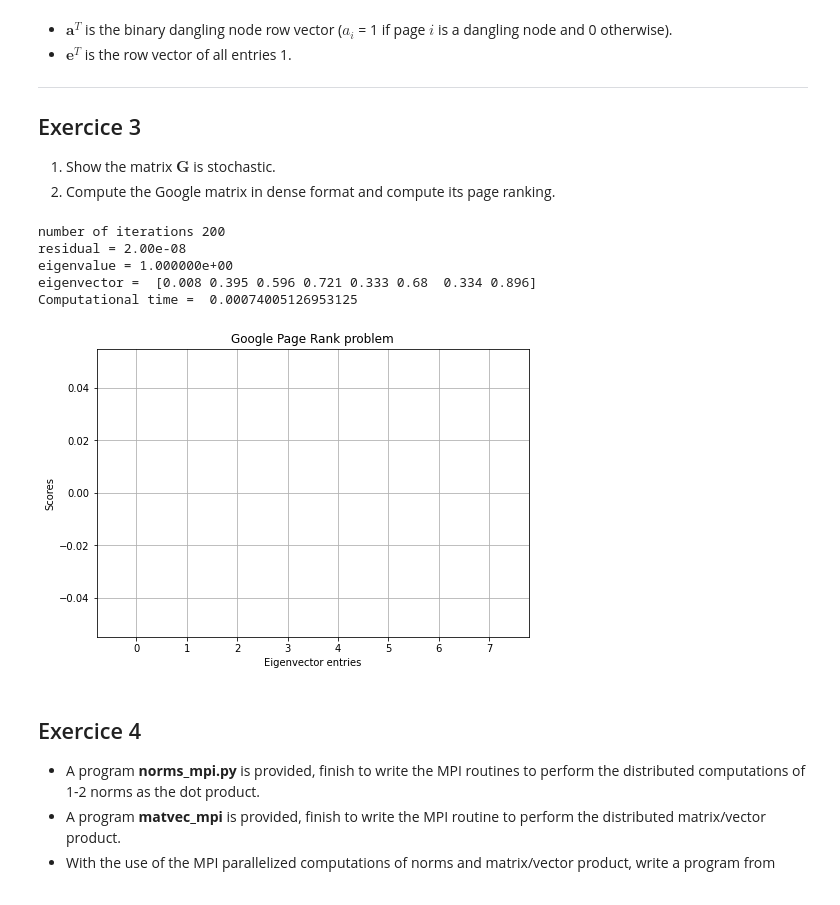
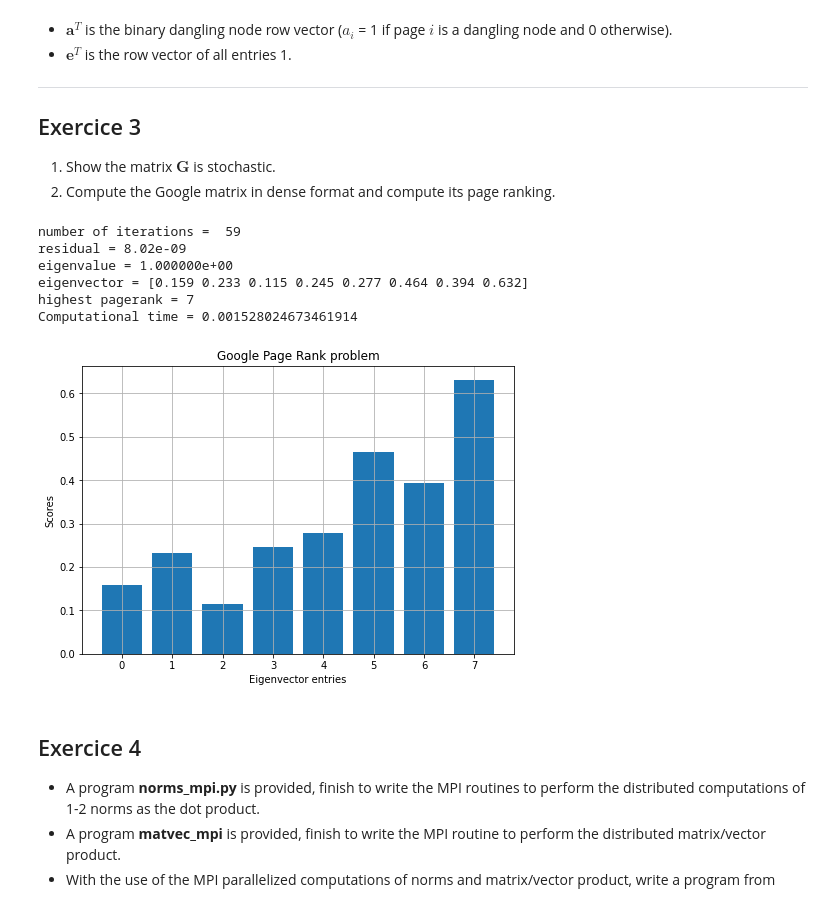
Before and after one commit to vnghia/hpc, a Jupyter notebook: mpi/ranking.ipynb, the cells around one changed output. Saved outputs shown, nothing was run; the diff lists cells and outputs as text; code cells hidden in the pictures.

```diff
--- a/mpi/ranking.ipynb
+++ b/mpi/ranking.ipynb
@@ -165,17 +172,17 @@ method defined below
 
 def norm1(u):
     # compute the 1-norm of the input vector u
-    return ...
+    return np.sum(np.abs(u))
 
 
 def norm2(u):
     # compute the 2-norm of the input vector u
-    return ...
+    return np.sqrt(u.dot(u))
 
 
 def dot_product(u, v):
     # compute the scalar product of the two input vectors u and v
-    return ...
+    return u.dot(v)
 # %% [markdown]
 ### Next define the power iteration function which first parameter is the function computing the matrix-vector product
 # %%
@@ -185,13 +192,18 @@ def power_iteration(matvec, G, u, v, tol=1e-8, itmax=200):
     it = 0
     diff_norm = 2 * tol
     while it < itmax and diff_norm > tol:
-        ...
+        v = matvec(G, u)
+        l = dot_product(u, v)
+        v = (1 / norm2(v)) * v
+        diff_norm = norm2(u - v)
+        u = v
         it += 1
-    print("\nnumber of iterations %3d" % it)
+    print("number of iterations = %3d" % it)
     print("residual = %7.2e" % diff_norm)
     print("eigenvalue = %11.6e" % l)
-    print("eigenvector = ", u)
-    print("Computational time = ", time.time() - t)
+    print(f"eigenvector = {u}")
+    print(f"highest pagerank = {np.argmax(u)}")
+    print(f"Computational time = {time.time() - t}")
     return l, v
 
 
@@ -216,7 +228,9 @@ n = H.shape[0]
 u = np.random.uniform(0, 1, n)
 v = np.zeros(n)
 
-l, u = power_iteration(matvec, H, u, v)
+l, u = power_iteration(matvec, H.T, u, v)
+np.testing.assert_almost_equal(l, 1)
+np.testing.assert_almost_equal(u, vec)
 
 # Display the result in a bar plot
 plt_sol(H, u)
@@ -264,32 +279,36 @@ the “magic” value of $0.85$).
 # %%
 # Define a function that return the vector index of the dangling nodes
 def dangling_nodes(H):
     return np.where(np.sum(H, axis=1).A1 == 0.0, 1.0, 0.0)
 
 
 # Define the Google matrix in dense format
 def google_matrix_dense(M, alpha=0.85):
-    ...
-    return alpha * M.A  # + ...
+    d = dangling_nodes(M)
+    n = np.shape(M)[0]
+    e = np.ones(n)
+    return alpha * M.A + alpha / n * np.outer(d, e) + (1 - alpha) / n * np.outer(e, e)
 
 
 # Compute it largest eigenvalue and associated eigenvector
 Gdense = google_matrix_dense(H)
 
 u = np.random.uniform(0, 1, n)
 v = np.zeros(n)
 
-l, u = power_iteration(matvec, Gdense, u, v)
+l, u = power_iteration(matvec, Gdense.T, u, v)
+np.testing.assert_almost_equal(l, 1)
 
 # Display the result in a bar plot
 plt_sol(Gdense, u)
 # %% [output]
-number of iterations 200
-residual = 2.00e-08
+number of iterations =  59
+residual = 8.02e-09
 eigenvalue = 1.000000e+00
-eigenvector =  [0.008 0.395 0.596 0.721 0.333 0.68  0.334 0.896]
-Computational time =  0.00074005126953125
+eigenvector = [0.159 0.233 0.115 0.245 0.277 0.464 0.394 0.632]
+highest pagerank = 7
+Computational time = 0.001528024673461914
-[figure, old version]
+[figure, new version]
 # %% [markdown]
 ## Exercice 4
 
```
Also changed, not shown: parts of 5 cells of this notebook.
